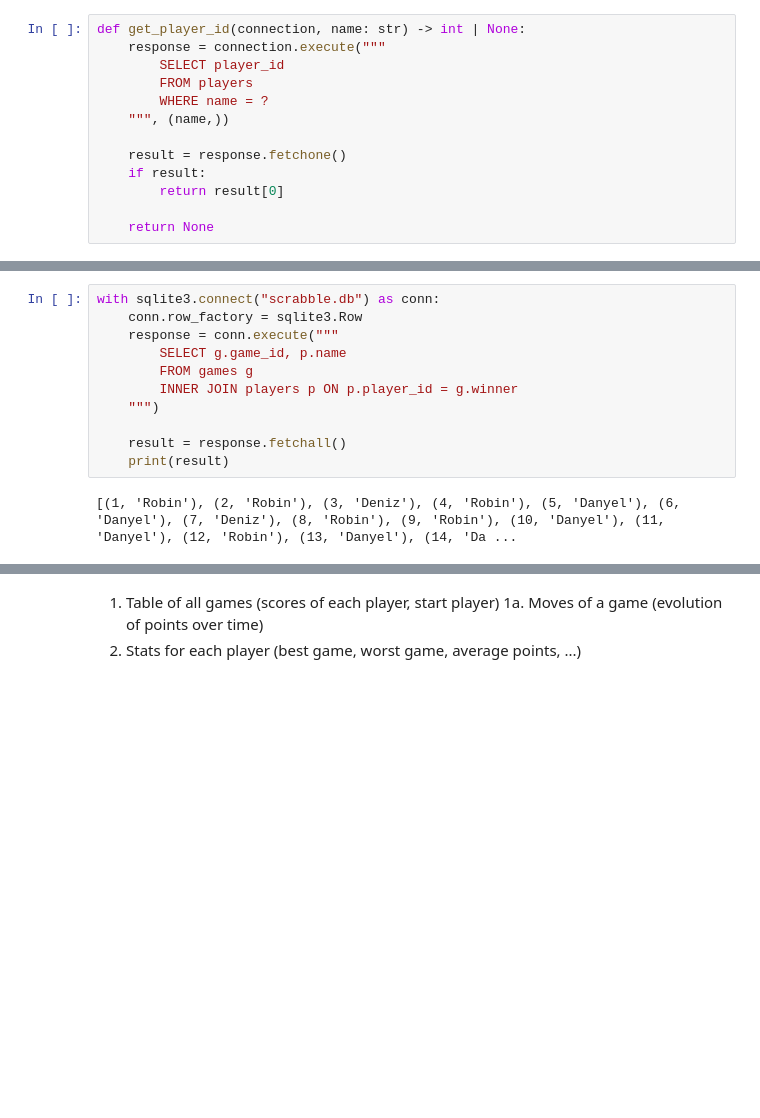
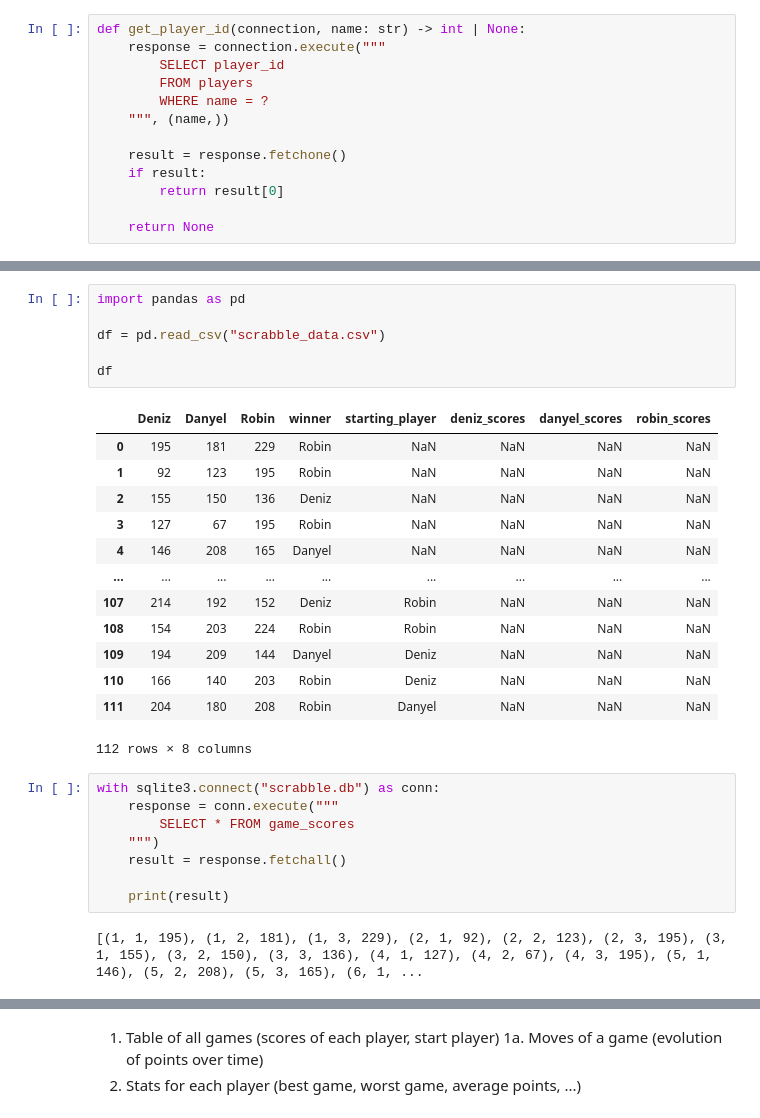
Before and after one commit to RobinSuxdorf/ScrabbleDashboard, a Jupyter notebook: src/backend/db_test.ipynb, the cells around one changed output, grey strips where cells are left out. Saved outputs shown, nothing was run; the diff lists cells and outputs as text; blank space fills up the shorter version.

Commit message:
Added game scores to db

```diff
--- a/src/backend/db_test.ipynb
+++ b/src/backend/db_test.ipynb
@@ -85,16 +96,33 @@ with sqlite3.connect("scrabble.db") as conn:
+# %%
+import pandas as pd
+
+df = pd.read_csv("scrabble_data.csv")
+
+df
+# %% [output]
+|  | Deniz | Danyel | Robin | winner | starting_player | deniz_scores | danyel_scores | robin_scores |
+| 0 | 195 | 181 | 229 | Robin | NaN | NaN | NaN | NaN |
+| 1 | 92 | 123 | 195 | Robin | NaN | NaN | NaN | NaN |
+| 2 | 155 | 150 | 136 | Deniz | NaN | NaN | NaN | NaN |
+| 3 | 127 | 67 | 195 | Robin | NaN | NaN | NaN | NaN |
+| 4 | 146 | 208 | 165 | Danyel | NaN | NaN | NaN | NaN |
+| ... | ... | ... | ... | ... | ... | ... | ... | ... |
+| 107 | 214 | 192 | 152 | Deniz | Robin | NaN | NaN | NaN |
+| 108 | 154 | 203 | 224 | Robin | Robin | NaN | NaN | NaN |
+| 109 | 194 | 209 | 144 | Danyel | Deniz | NaN | NaN | NaN |
+| 110 | 166 | 140 | 203 | Robin | Deniz | NaN | NaN | NaN |
+| 111 | 204 | 180 | 208 | Robin | Danyel | NaN | NaN | NaN |
+112 rows × 8 columns
 # %%
 with sqlite3.connect("scrabble.db") as conn:
-    conn.row_factory = sqlite3.Row
     response = conn.execute("""
-        SELECT g.game_id, p.name
-        FROM games g
-        INNER JOIN players p ON p.player_id = g.winner
+        SELECT * FROM game_scores
     """)
+    result = response.fetchall()
 
-    result = response.fetchall()
     print(result)
 # %% [output]
-[(1, 'Robin'), (2, 'Robin'), (3, 'Deniz'), (4, 'Robin'), (5, 'Danyel'), (6, 'Danyel'), (7, 'Deniz'), (8, 'Robin'), (9, 'Robin'), (10, 'Danyel'), (11, 'Danyel'), (12, 'Robin'), (13, 'Danyel'), (14, 'Da ...
+[(1, 1, 195), (1, 2, 181), (1, 3, 229), (2, 1, 92), (2, 2, 123), (2, 3, 195), (3, 1, 155), (3, 2, 150), (3, 3, 136), (4, 1, 127), (4, 2, 67), (4, 3, 195), (5, 1, 146), (5, 2, 208), (5, 3, 165), (6, 1, ...
 # %%
 with sqlite3.connect("scrabble.db") as conn:
     conn.row_factory = sqlite3.Row
```
Also changed, not shown: parts of 2 cells of this notebook, 3 other files.
